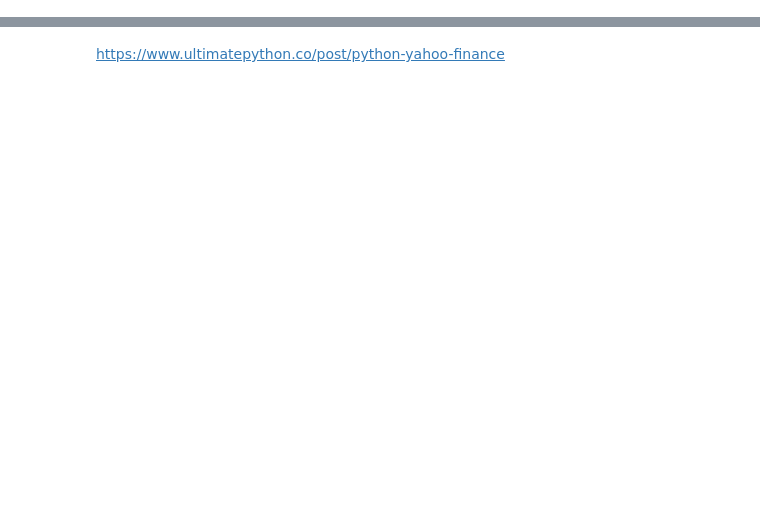
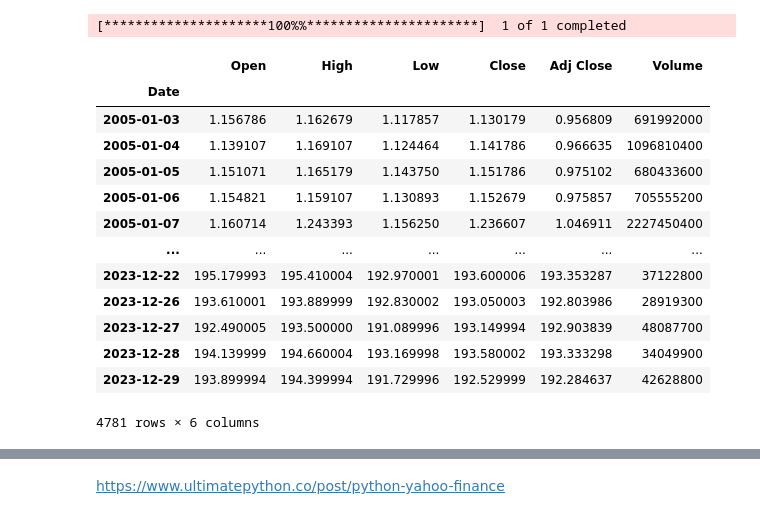
Before and after one commit to ratimayy/ML, a Jupyter notebook: Week05-Logistic/Stock_forecast.ipynb, the cells around one changed output, grey strips where cells are left out. Cells and saved outputs as stored; diff of their text form; code cells hidden in the pictures; blank space fills up the shorter version.

```diff
--- a/Week05-Logistic/Stock_forecast.ipynb
+++ b/Week05-Logistic/Stock_forecast.ipynb
@@ -2,0 +34,20 @@
+# %%
+# Pull NIFTY data from Yahoo finance
+df = yf.download('AAPL','2005-01-01', '2023-12-30')
+df
+# %% [output]
+[*********************100%%**********************]  1 of 1 completed
+|  | Open | High | Low | Close | Adj Close | Volume |
+| Date |  |  |  |  |  |  |
+| 2005-01-03 | 1.156786 | 1.162679 | 1.117857 | 1.130179 | 0.956809 | 691992000 |
+| 2005-01-04 | 1.139107 | 1.169107 | 1.124464 | 1.141786 | 0.966635 | 1096810400 |
+| 2005-01-05 | 1.151071 | 1.165179 | 1.143750 | 1.151786 | 0.975102 | 680433600 |
+| 2005-01-06 | 1.154821 | 1.159107 | 1.130893 | 1.152679 | 0.975857 | 705555200 |
+| 2005-01-07 | 1.160714 | 1.243393 | 1.156250 | 1.236607 | 1.046911 | 2227450400 |
+| ... | ... | ... | ... | ... | ... | ... |
+| 2023-12-22 | 195.179993 | 195.410004 | 192.970001 | 193.600006 | 193.353287 | 37122800 |
+| 2023-12-26 | 193.610001 | 193.889999 | 192.830002 | 193.050003 | 192.803986 | 28919300 |
+| 2023-12-27 | 192.490005 | 193.500000 | 191.089996 | 193.149994 | 192.903839 | 48087700 |
+| 2023-12-28 | 194.139999 | 194.660004 | 193.169998 | 193.580002 | 193.333298 | 34049900 |
+| 2023-12-29 | 193.899994 | 194.399994 | 191.729996 | 192.529999 | 192.284637 | 42628800 |
+4781 rows × 6 columns
```
Also changed, not shown: parts of 18 cells of this notebook.
